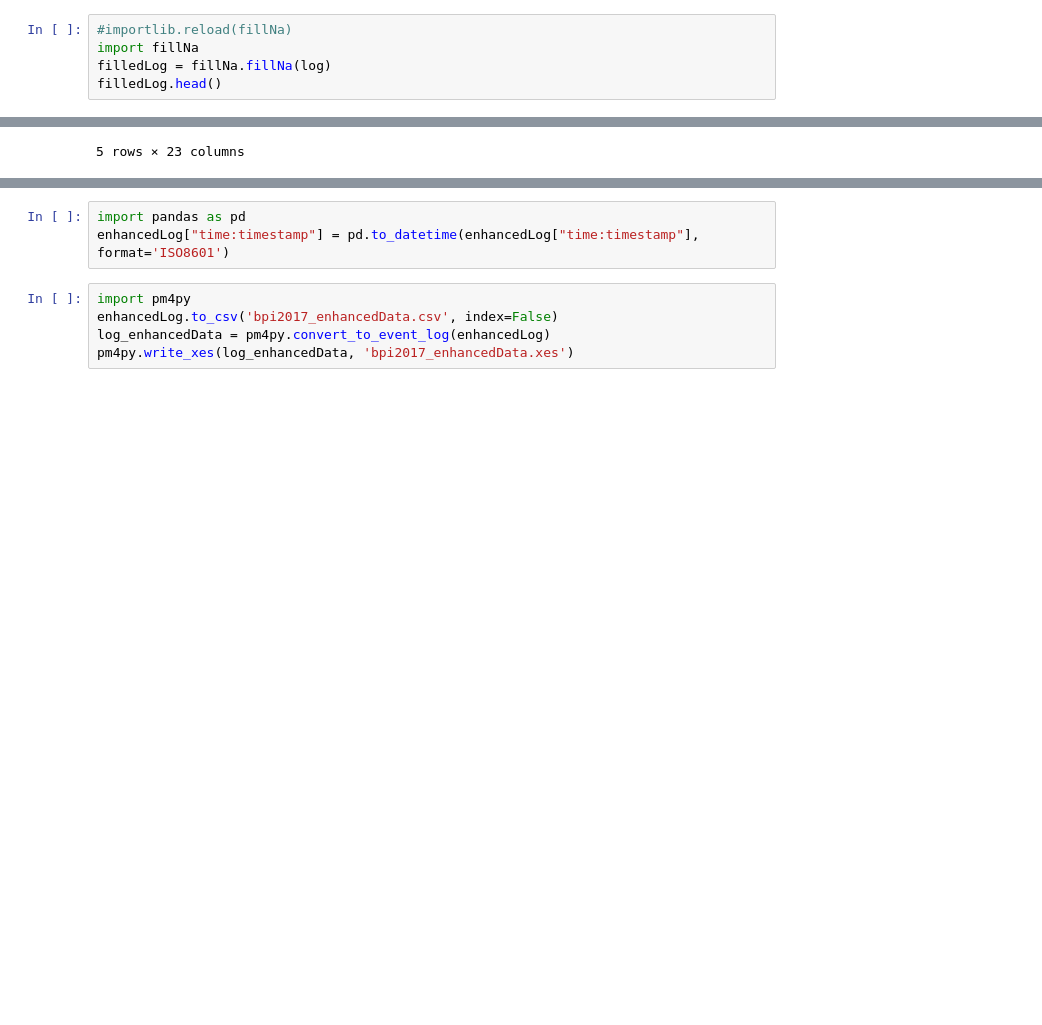
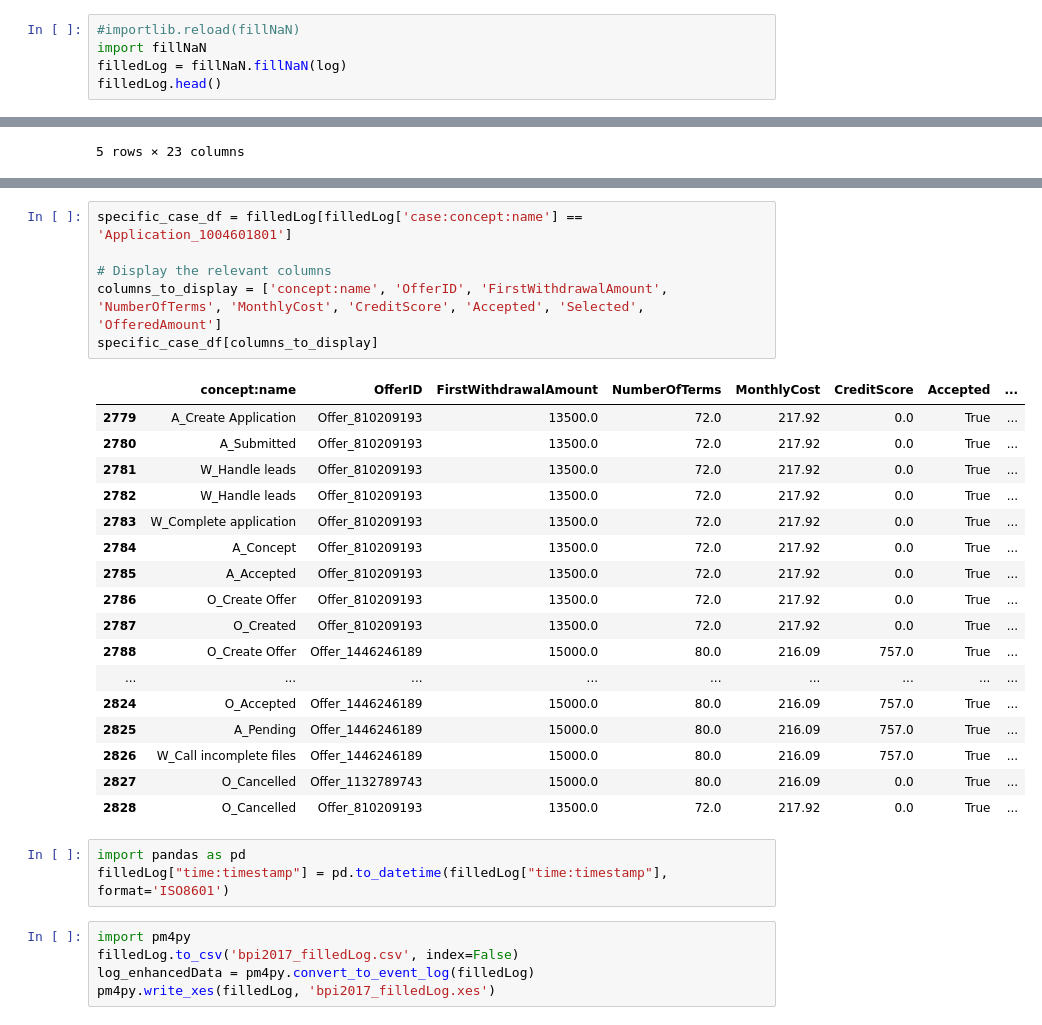
Before and after one commit to Mals77/master-thesis, a Jupyter notebook: preprocessing.ipynb, the cells around one changed output, grey strips where cells are left out. Drawn from its saved outputs; the diff is of its cells as text; blank space fills up the shorter version.

Commit message:
[EDIT] fill NaN to fill all values to continue with model creation

```diff
--- a/preprocessing.ipynb
+++ b/preprocessing.ipynb
@@ -206,7 +110,7 @@ Is there any case where 'O_Create Offer' is not followed by 'O_Created'?  False
 # %%
-#importlib.reload(fillNa)
-import fillNa
-filledLog = fillNa.fillNa(log)
+#importlib.reload(fillNaN)
+import fillNaN
+filledLog = fillNaN.fillNaN(log)
 filledLog.head()
 # %% [output]
 |  | case:concept:name | NumberOfOffers | Action | org:resource | concept:name | EventOrigin | EventID | ... |
@@ -248,8 +123,32 @@ rows_offer_2.head(20)
+# %%
+specific_case_df = filledLog[filledLog['case:concept:name'] == 'Application_1004601801']
+
+# Display the relevant columns
+columns_to_display = ['concept:name', 'OfferID', 'FirstWithdrawalAmount', 'NumberOfTerms', 'MonthlyCost', 'CreditScore', 'Accepted', 'Selected', 'OfferedAmount']
+specific_case_df[columns_to_display]
+# %% [output]
+|  | concept:name | OfferID | FirstWithdrawalAmount | NumberOfTerms | MonthlyCost | CreditScore | Accepted | ... |
+| 2779 | A_Create Application | Offer_810209193 | 13500.0 | 72.0 | 217.92 | 0.0 | True | ... |
+| 2780 | A_Submitted | Offer_810209193 | 13500.0 | 72.0 | 217.92 | 0.0 | True | ... |
+| 2781 | W_Handle leads | Offer_810209193 | 13500.0 | 72.0 | 217.92 | 0.0 | True | ... |
+| 2782 | W_Handle leads | Offer_810209193 | 13500.0 | 72.0 | 217.92 | 0.0 | True | ... |
+| 2783 | W_Complete application | Offer_810209193 | 13500.0 | 72.0 | 217.92 | 0.0 | True | ... |
+| 2784 | A_Concept | Offer_810209193 | 13500.0 | 72.0 | 217.92 | 0.0 | True | ... |
+| 2785 | A_Accepted | Offer_810209193 | 13500.0 | 72.0 | 217.92 | 0.0 | True | ... |
+| 2786 | O_Create Offer | Offer_810209193 | 13500.0 | 72.0 | 217.92 | 0.0 | True | ... |
+| 2787 | O_Created | Offer_810209193 | 13500.0 | 72.0 | 217.92 | 0.0 | True | ... |
+| 2788 | O_Create Offer | Offer_1446246189 | 15000.0 | 80.0 | 216.09 | 757.0 | True | ... |
+| ... | ... | ... | ... | ... | ... | ... | ... | ... |
+| 2824 | O_Accepted | Offer_1446246189 | 15000.0 | 80.0 | 216.09 | 757.0 | True | ... |
+| 2825 | A_Pending | Offer_1446246189 | 15000.0 | 80.0 | 216.09 | 757.0 | True | ... |
+| 2826 | W_Call incomplete files | Offer_1446246189 | 15000.0 | 80.0 | 216.09 | 757.0 | True | ... |
+| 2827 | O_Cancelled | Offer_1132789743 | 15000.0 | 80.0 | 216.09 | 0.0 | True | ... |
+| 2828 | O_Cancelled | Offer_810209193 | 13500.0 | 72.0 | 217.92 | 0.0 | True | ... |
 # %%
 import pandas as pd
-enhancedLog["time:timestamp"] = pd.to_datetime(enhancedLog["time:timestamp"], format='ISO8601')
+filledLog["time:timestamp"] = pd.to_datetime(filledLog["time:timestamp"], format='ISO8601')
 # %%
 import pm4py
-enhancedLog.to_csv('bpi2017_enhancedData.csv', index=False)
-log_enhancedData = pm4py.convert_to_event_log(enhancedLog)
-pm4py.write_xes(log_enhancedData, 'bpi2017_enhancedData.xes')
+filledLog.to_csv('bpi2017_filledLog.csv', index=False)
+log_enhancedData = pm4py.convert_to_event_log(filledLog)
+pm4py.write_xes(filledLog, 'bpi2017_filledLog.xes')
```
Also changed, not shown: parts of 10 cells of this notebook, 2 other files.
